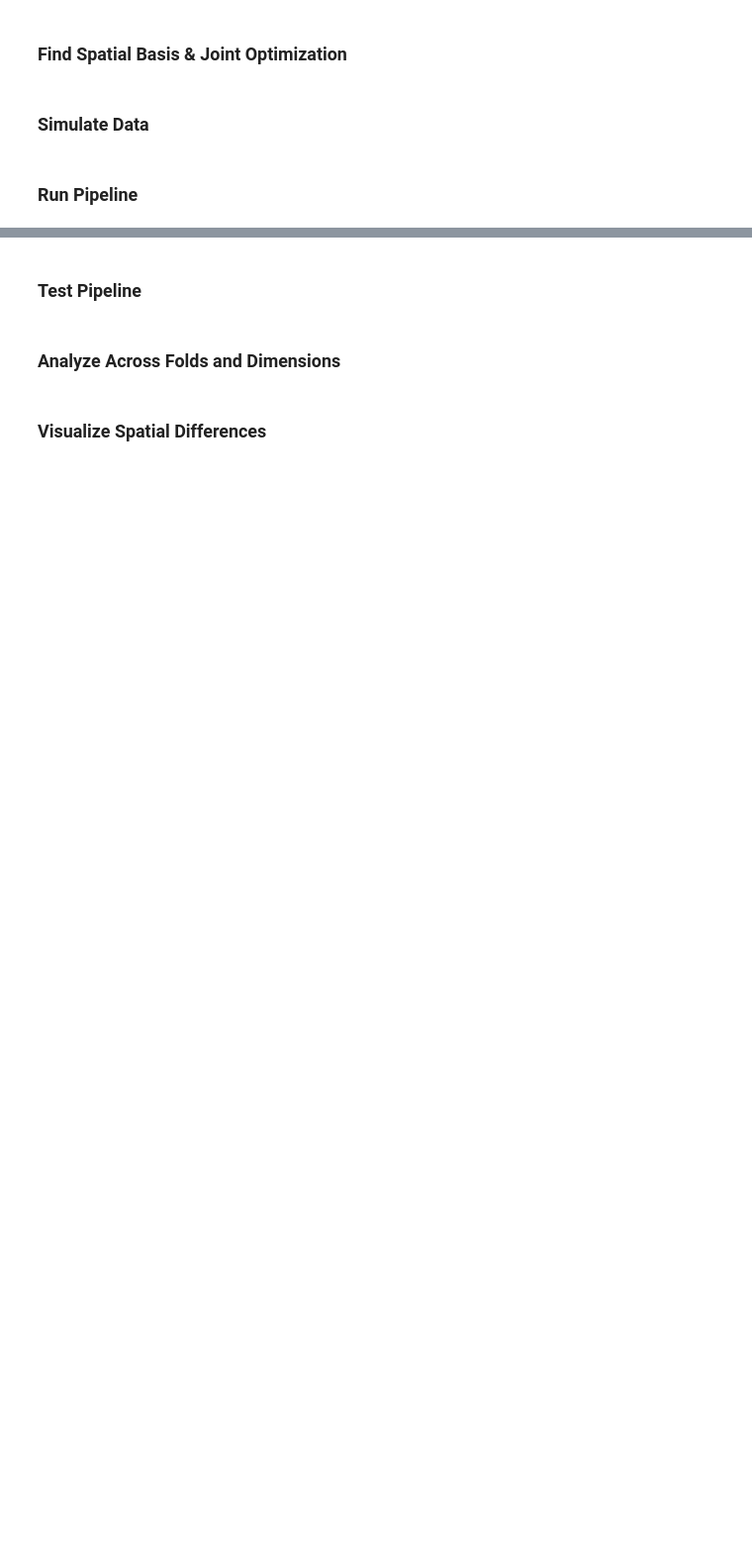
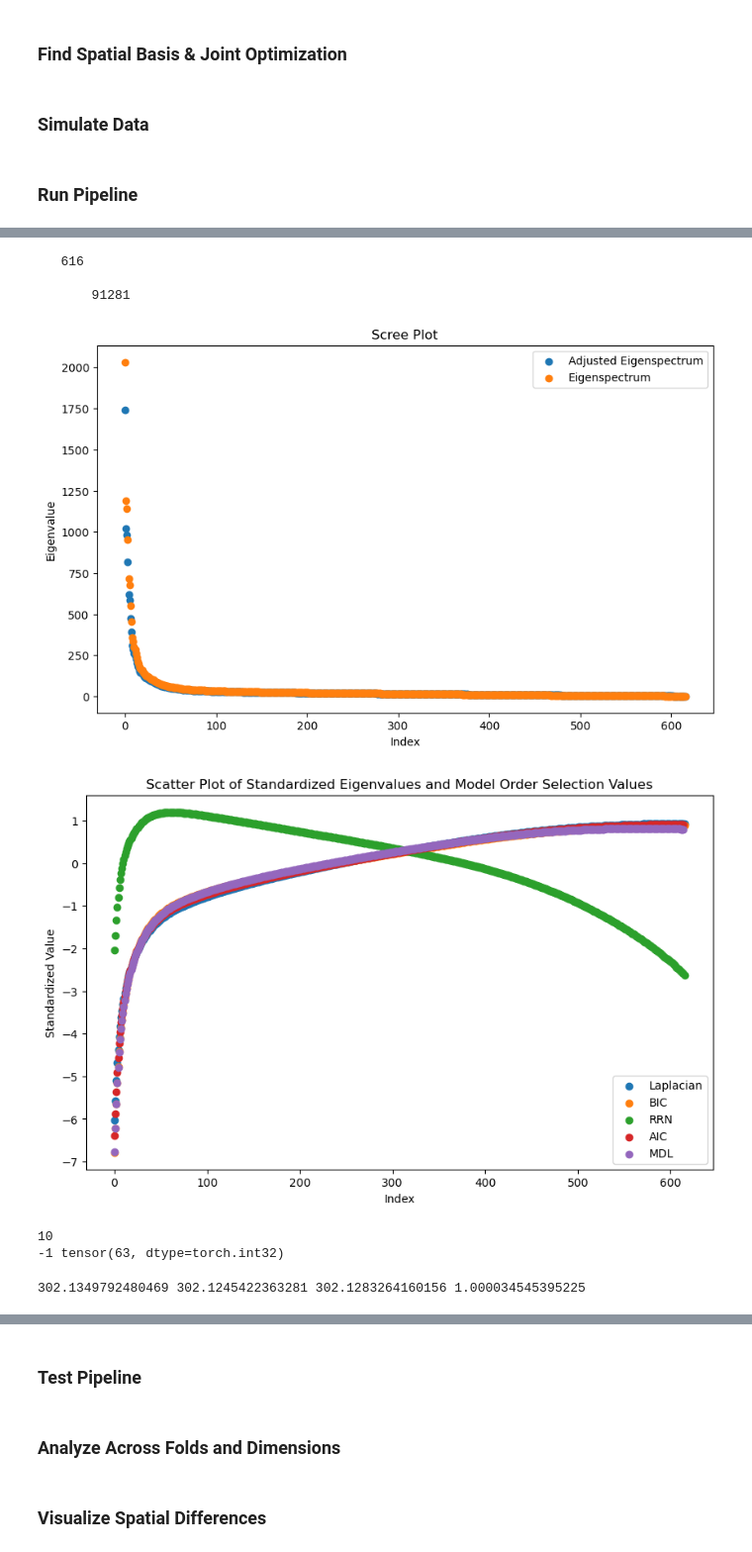
Before and after one commit to zainsouwei/IFA, a Jupyter notebook: run_IFA/setup_HCP.ipynb, the cells around one changed output, grey strips where cells are left out. Shown at 99% size. Cells and saved outputs as stored; diff of their text form; code cells hidden in the pictures; blank space fills up the shorter version.

```diff
--- a/run_IFA/setup_HCP.ipynb
+++ b/run_IFA/setup_HCP.ipynb
@@ -1667,7 +1667,7 @@ from sklearn.model_selection import StratifiedGroupKFold
 settings = {
     "phenotype": ["tools","faces"],
     "percentile": 0.1,
-    "outputfolder": "/project/3022057.01/WM_tools_vs_faces_new",
+    "outputfolder": "/project/3022057.01/WM_tools_vs_faces_new_SDR_PCA",
     "n_folds": 5,
     "random_state": 42,
     "n_filters_per_group": 1,
@@ -1690,3 +1690,4 @@ settings = {
 
 # [3,13,23,48]
 outputfolder = settings["outputfolder"]
+print(outputfolder)
@@ -1746,0 +2330,10 @@ Submitted batch job 48547275
+# %%
+ICA_zmaps = PPCA_ICA(reducedsubs,basis=None, n_components=int(nPCA+2*n_filters_per_group), random_state=random_state, output_folder=GICA_dir)
+# %% [output]
+   616
+
+       91281
+[figure, added]
+[figure, added]
+10
+-1 tensor(63, dtype=torch.int32)
@@ -1746,0 +2342,8 @@ Submitted batch job 48547275
+# %%
+sv = np.linalg.svd(ICA_zmaps, compute_uv=False)
+sv_max, sv_min, sv_med = float(sv.max()), float(sv.min()), float(np.median(sv))
+cond = sv_max / max(sv_min, 1e-12)
+
+print(sv_max, sv_min, sv_med, cond)
+# %% [output]
+302.1349792480469 302.1245422363281 302.1283264160156 1.000034545395225
```
Also changed, not shown: parts of 10 cells of this notebook, 9 other files.
